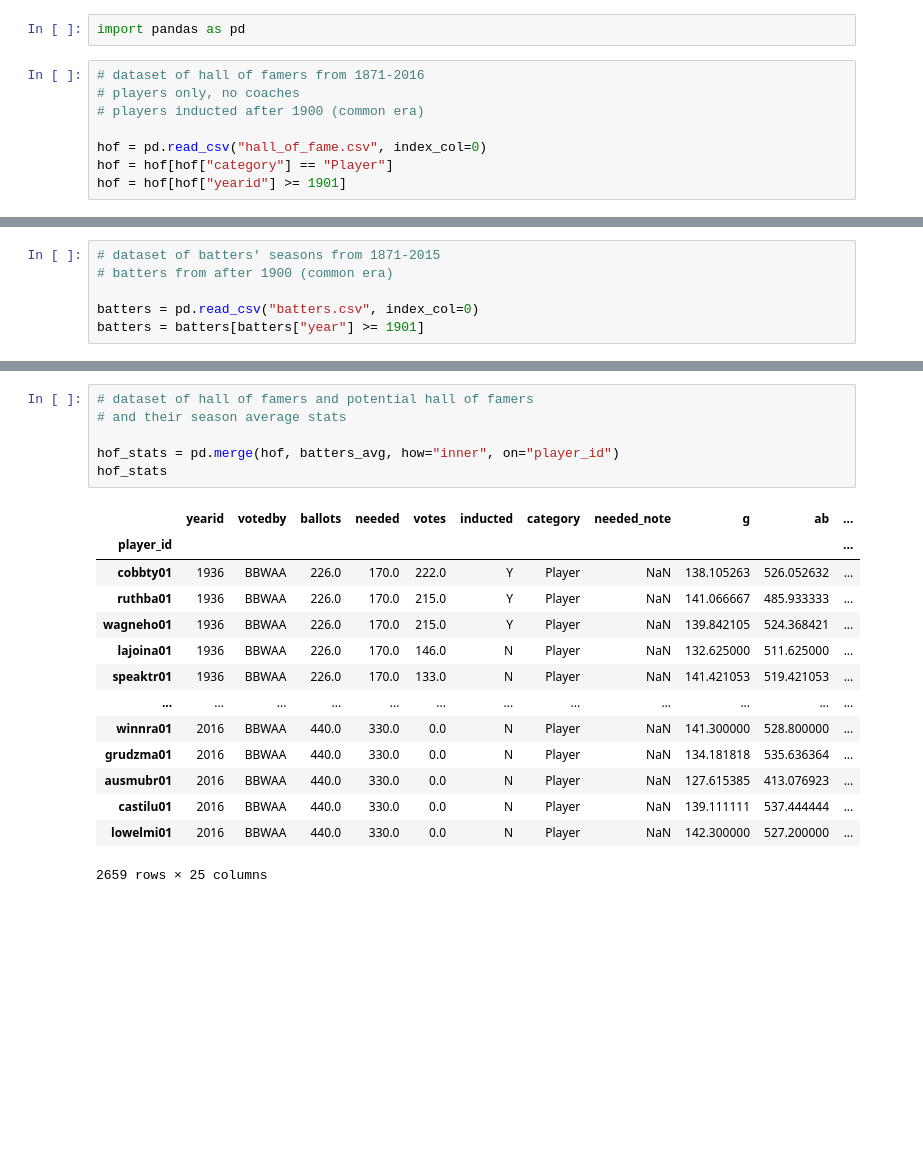
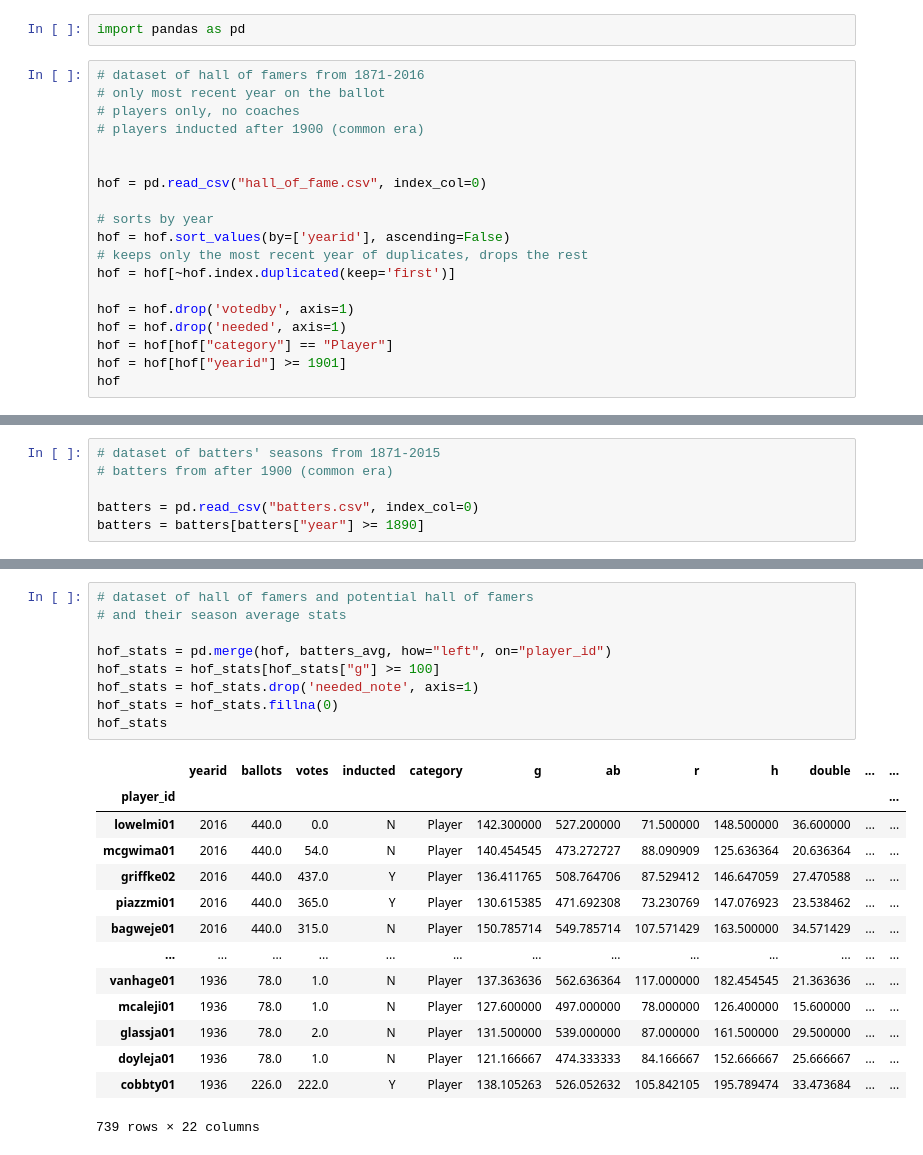
Before and after one commit to timmymatten/timmymatten, a Jupyter notebook: MLBattersProject.ipynb, the cells around one changed output, grey strips where cells are left out. Saved outputs shown, nothing was run; the diff lists cells and outputs as text; blank space fills up the shorter version.

```diff
--- a/MLBattersProject.ipynb
+++ b/MLBattersProject.ipynb
@@ -4,9 +4,20 @@
 import pandas as pd
 # %%
 # dataset of hall of famers from 1871-2016
+# only most recent year on the ballot
 # players only, no coaches
 # players inducted after 1900 (common era)
 
+
 hof = pd.read_csv("hall_of_fame.csv", index_col=0)
+
+# sorts by year
+hof = hof.sort_values(by=['yearid'], ascending=False)
+# keeps only the most recent year of duplicates, drops the rest
+hof = hof[~hof.index.duplicated(keep='first')]
+
+hof = hof.drop('votedby', axis=1)
+hof = hof.drop('needed', axis=1)
 hof = hof[hof["category"] == "Player"]
 hof = hof[hof["yearid"] >= 1901]
+hof
@@ -15,7 +41,7 @@ hof = hof[hof["yearid"] >= 1901]
 # batters from after 1900 (common era)
 
 batters = pd.read_csv("batters.csv", index_col=0)
-batters = batters[batters["year"] >= 1901]
+batters = batters[batters["year"] >= 1890]
 # %%
 # dataset of batters' seasons with non-statistical values
 # (i.e. year, stint, team, league)
@@ -81,21 +107,24 @@ batters_avg
 # %%
 # dataset of hall of famers and potential hall of famers
 # and their season average stats
 
-hof_stats = pd.merge(hof, batters_avg, how="inner", on="player_id")
+hof_stats = pd.merge(hof, batters_avg, how="left", on="player_id")
+hof_stats = hof_stats[hof_stats["g"] >= 100]
+hof_stats = hof_stats.drop('needed_note', axis=1)
+hof_stats = hof_stats.fillna(0)
 hof_stats
 # %% [output]
-|  | yearid | votedby | ballots | needed | votes | inducted | category | needed_note | g | ab | ... |
-| player_id |  |  |  |  |  |  |  |  |  |  | ... |
-| cobbty01 | 1936 | BBWAA | 226.0 | 170.0 | 222.0 | Y | Player | NaN | 138.105263 | 526.052632 | ... |
-| ruthba01 | 1936 | BBWAA | 226.0 | 170.0 | 215.0 | Y | Player | NaN | 141.066667 | 485.933333 | ... |
-| wagneho01 | 1936 | BBWAA | 226.0 | 170.0 | 215.0 | Y | Player | NaN | 139.842105 | 524.368421 | ... |
-| lajoina01 | 1936 | BBWAA | 226.0 | 170.0 | 146.0 | N | Player | NaN | 132.625000 | 511.625000 | ... |
-| speaktr01 | 1936 | BBWAA | 226.0 | 170.0 | 133.0 | N | Player | NaN | 141.421053 | 519.421053 | ... |
-| ... | ... | ... | ... | ... | ... | ... | ... | ... | ... | ... | ... |
-| winnra01 | 2016 | BBWAA | 440.0 | 330.0 | 0.0 | N | Player | NaN | 141.300000 | 528.800000 | ... |
-| grudzma01 | 2016 | BBWAA | 440.0 | 330.0 | 0.0 | N | Player | NaN | 134.181818 | 535.636364 | ... |
-| ausmubr01 | 2016 | BBWAA | 440.0 | 330.0 | 0.0 | N | Player | NaN | 127.615385 | 413.076923 | ... |
-| castilu01 | 2016 | BBWAA | 440.0 | 330.0 | 0.0 | N | Player | NaN | 139.111111 | 537.444444 | ... |
-| lowelmi01 | 2016 | BBWAA | 440.0 | 330.0 | 0.0 | N | Player | NaN | 142.300000 | 527.200000 | ... |
+|  | yearid | ballots | votes | inducted | category | g | ab | r | h | double | ... | ... |
+| player_id |  |  |  |  |  |  |  |  |  |  |  | ... |
+| lowelmi01 | 2016 | 440.0 | 0.0 | N | Player | 142.300000 | 527.200000 | 71.500000 | 148.500000 | 36.600000 | ... | ... |
+| mcgwima01 | 2016 | 440.0 | 54.0 | N | Player | 140.454545 | 473.272727 | 88.090909 | 125.636364 | 20.636364 | ... | ... |
+| griffke02 | 2016 | 440.0 | 437.0 | Y | Player | 136.411765 | 508.764706 | 87.529412 | 146.647059 | 27.470588 | ... | ... |
+| piazzmi01 | 2016 | 440.0 | 365.0 | Y | Player | 130.615385 | 471.692308 | 73.230769 | 147.076923 | 23.538462 | ... | ... |
+| bagweje01 | 2016 | 440.0 | 315.0 | N | Player | 150.785714 | 549.785714 | 107.571429 | 163.500000 | 34.571429 | ... | ... |
+| ... | ... | ... | ... | ... | ... | ... | ... | ... | ... | ... | ... | ... |
+| vanhage01 | 1936 | 78.0 | 1.0 | N | Player | 137.363636 | 562.636364 | 117.000000 | 182.454545 | 21.363636 | ... | ... |
+| mcaleji01 | 1936 | 78.0 | 1.0 | N | Player | 127.600000 | 497.000000 | 78.000000 | 126.400000 | 15.600000 | ... | ... |
+| glassja01 | 1936 | 78.0 | 2.0 | N | Player | 131.500000 | 539.000000 | 87.000000 | 161.500000 | 29.500000 | ... | ... |
+| doyleja01 | 1936 | 78.0 | 1.0 | N | Player | 121.166667 | 474.333333 | 84.166667 | 152.666667 | 25.666667 | ... | ... |
+| cobbty01 | 1936 | 226.0 | 222.0 | Y | Player | 138.105263 | 526.052632 | 105.842105 | 195.789474 | 33.473684 | ... | ... |
-2659 rows × 25 columns
+739 rows × 22 columns
```
Also changed, not shown: parts of 14 cells of this notebook.
